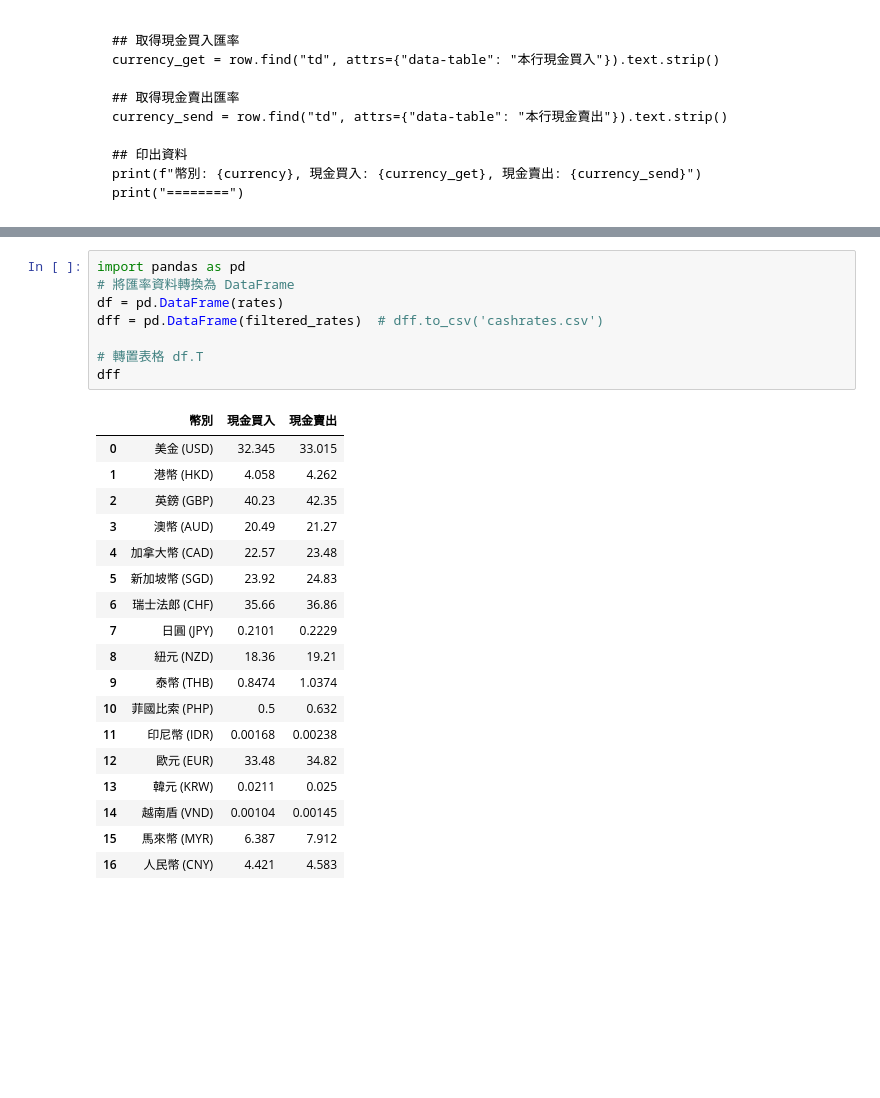
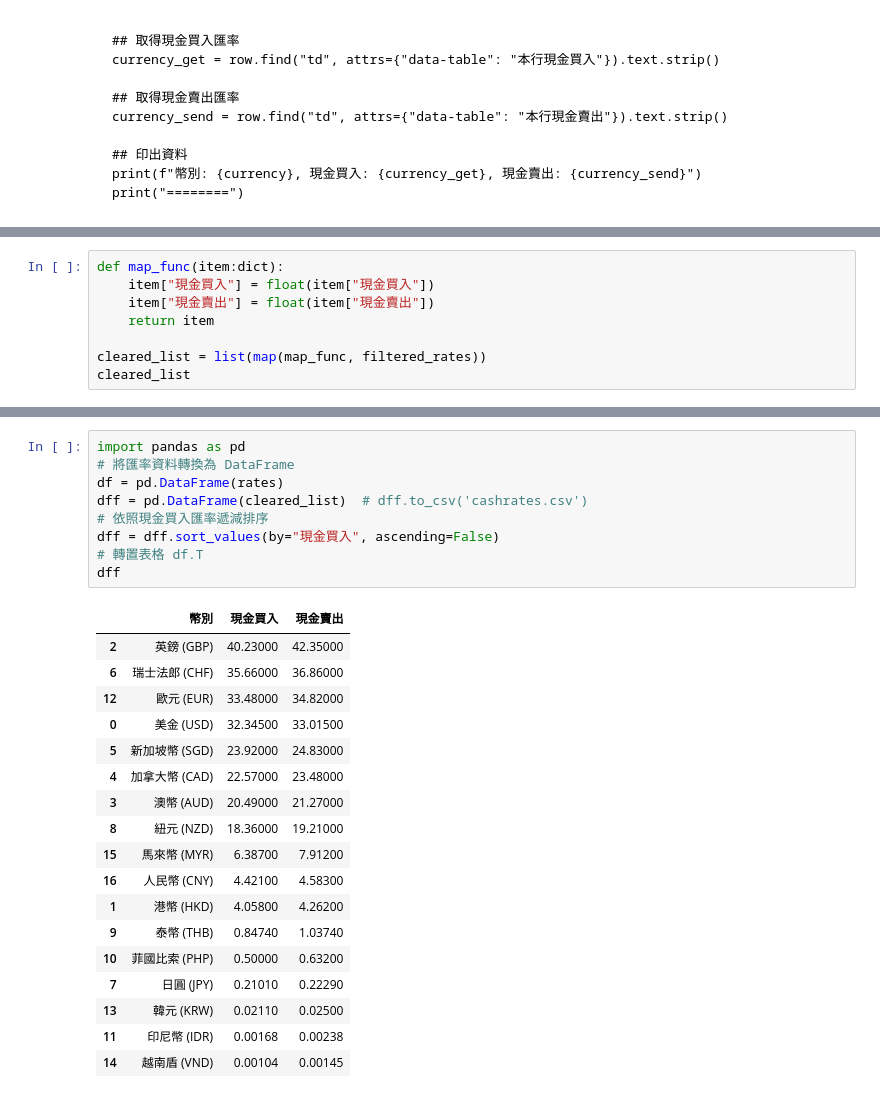
Before and after one commit to minyi-114/python_analysis, a Jupyter notebook: lesson6_2.ipynb, the cells around one changed output, grey strips where cells are left out. Drawn from its saved outputs; the diff is of its cells as text; blank space fills up the shorter version.

```diff
--- a/lesson6_2.ipynb
+++ b/lesson6_2.ipynb
@@ -141,3 +141,11 @@ filtered_rates
  {'幣別': '越南盾 (VND)', '現金買入': '0.00104', '現金賣出': '0.00145'},
  {'幣別': '馬來幣 (MYR)', '現金買入': '6.387', '現金賣出': '7.912'},
  {'幣別': '人民幣 (CNY)', '現金買入': '4.421', '現金賣出': '4.583'}]
+# %%
+def map_func(item:dict):
+    item["現金買入"] = float(item["現金買入"])
+    item["現金賣出"] = float(item["現金賣出"])
+    return item
+
+cleared_list = list(map(map_func, filtered_rates))
+cleared_list
@@ -144,27 +170,28 @@ filtered_rates
 # %%
 import pandas as pd
 # 將匯率資料轉換為 DataFrame
 df = pd.DataFrame(rates)
-dff = pd.DataFrame(filtered_rates)  # dff.to_csv('cashrates.csv')
-
+dff = pd.DataFrame(cleared_list)  # dff.to_csv('cashrates.csv')
+# 依照現金買入匯率遞減排序
+dff = dff.sort_values(by="現金買入", ascending=False)
 # 轉置表格 df.T
 dff
 # %% [output]
 |  | 幣別 | 現金買入 | 現金賣出 |
-| 0 | 美金 (USD) | 32.345 | 33.015 |
-| 1 | 港幣 (HKD) | 4.058 | 4.262 |
-| 2 | 英鎊 (GBP) | 40.23 | 42.35 |
-| 3 | 澳幣 (AUD) | 20.49 | 21.27 |
-| 4 | 加拿大幣 (CAD) | 22.57 | 23.48 |
-| 5 | 新加坡幣 (SGD) | 23.92 | 24.83 |
-| 6 | 瑞士法郎 (CHF) | 35.66 | 36.86 |
-| 7 | 日圓 (JPY) | 0.2101 | 0.2229 |
-| 8 | 紐元 (NZD) | 18.36 | 19.21 |
-| 9 | 泰幣 (THB) | 0.8474 | 1.0374 |
-| 10 | 菲國比索 (PHP) | 0.5 | 0.632 |
+| 2 | 英鎊 (GBP) | 40.23000 | 42.35000 |
+| 6 | 瑞士法郎 (CHF) | 35.66000 | 36.86000 |
+| 12 | 歐元 (EUR) | 33.48000 | 34.82000 |
+| 0 | 美金 (USD) | 32.34500 | 33.01500 |
+| 5 | 新加坡幣 (SGD) | 23.92000 | 24.83000 |
+| 4 | 加拿大幣 (CAD) | 22.57000 | 23.48000 |
+| 3 | 澳幣 (AUD) | 20.49000 | 21.27000 |
+| 8 | 紐元 (NZD) | 18.36000 | 19.21000 |
+| 15 | 馬來幣 (MYR) | 6.38700 | 7.91200 |
+| 16 | 人民幣 (CNY) | 4.42100 | 4.58300 |
+| 1 | 港幣 (HKD) | 4.05800 | 4.26200 |
+| 9 | 泰幣 (THB) | 0.84740 | 1.03740 |
+| 10 | 菲國比索 (PHP) | 0.50000 | 0.63200 |
+| 7 | 日圓 (JPY) | 0.21010 | 0.22290 |
+| 13 | 韓元 (KRW) | 0.02110 | 0.02500 |
 | 11 | 印尼幣 (IDR) | 0.00168 | 0.00238 |
-| 12 | 歐元 (EUR) | 33.48 | 34.82 |
-| 13 | 韓元 (KRW) | 0.0211 | 0.025 |
 | 14 | 越南盾 (VND) | 0.00104 | 0.00145 |
-| 15 | 馬來幣 (MYR) | 6.387 | 7.912 |
-| 16 | 人民幣 (CNY) | 4.421 | 4.583 |
```
Also changed, not shown: parts of 4 cells of this notebook.
